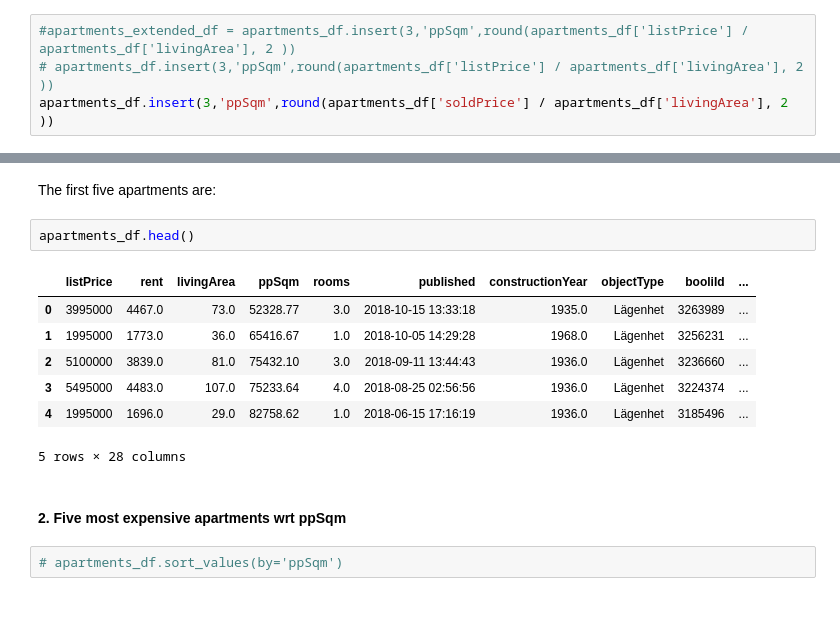
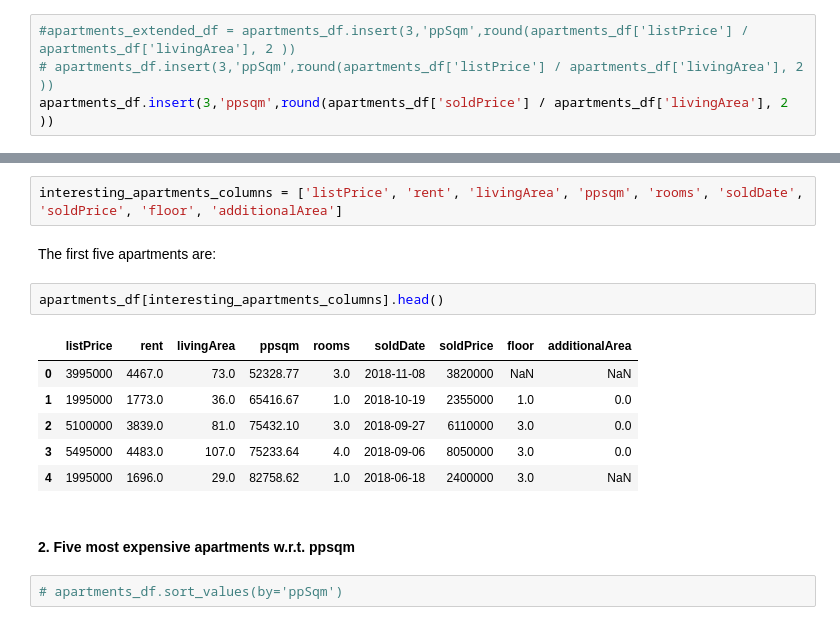
Before and after one commit to totatorbj/su-mt4007, a Jupyter notebook: HW2/HW2.ipynb, the cells around one changed output, grey strips where cells are left out. Cells and saved outputs as stored; diff of their text form.

```diff
--- a/HW2/HW2.ipynb
+++ b/HW2/HW2.ipynb
@@ -63,4 +63,4 @@ The new variable, ppSqm, is computed and placed as the fourth column in the data
 # %%
 #apartments_extended_df = apartments_df.insert(3,'ppSqm',round(apartments_df['listPrice'] / apartments_df['livingArea'], 2 ))
 # apartments_df.insert(3,'ppSqm',round(apartments_df['listPrice'] / apartments_df['livingArea'], 2 ))
-apartments_df.insert(3,'ppSqm',round(apartments_df['soldPrice'] / apartments_df['livingArea'], 2 ))
+apartments_df.insert(3,'ppsqm',round(apartments_df['soldPrice'] / apartments_df['livingArea'], 2 ))
@@ -67,18 +69,19 @@ apartments_df.insert(3,'ppSqm',round(apartments_df['soldPrice'] / apartments_df[
+# %%
+interesting_apartments_columns = ['listPrice', 'rent', 'livingArea', 'ppsqm', 'rooms', 'soldDate', 'soldPrice', 'floor', 'additionalArea']
 # %% [markdown]
 The first five apartments are:
 # %%
-apartments_df.head()
+apartments_df[interesting_apartments_columns].head()
 # %% [output]
-|  | listPrice | rent | livingArea | ppSqm | rooms | published | constructionYear | objectType | booliId | ... |
-| 0 | 3995000 | 4467.0 | 73.0 | 52328.77 | 3.0 | 2018-10-15 13:33:18 | 1935.0 | Lägenhet | 3263989 | ... |
-| 1 | 1995000 | 1773.0 | 36.0 | 65416.67 | 1.0 | 2018-10-05 14:29:28 | 1968.0 | Lägenhet | 3256231 | ... |
-| 2 | 5100000 | 3839.0 | 81.0 | 75432.10 | 3.0 | 2018-09-11 13:44:43 | 1936.0 | Lägenhet | 3236660 | ... |
-| 3 | 5495000 | 4483.0 | 107.0 | 75233.64 | 4.0 | 2018-08-25 02:56:56 | 1936.0 | Lägenhet | 3224374 | ... |
-| 4 | 1995000 | 1696.0 | 29.0 | 82758.62 | 1.0 | 2018-06-15 17:16:19 | 1936.0 | Lägenhet | 3185496 | ... |
+|  | listPrice | rent | livingArea | ppsqm | rooms | soldDate | soldPrice | floor | additionalArea |
+| 0 | 3995000 | 4467.0 | 73.0 | 52328.77 | 3.0 | 2018-11-08 | 3820000 | NaN | NaN |
+| 1 | 1995000 | 1773.0 | 36.0 | 65416.67 | 1.0 | 2018-10-19 | 2355000 | 1.0 | 0.0 |
+| 2 | 5100000 | 3839.0 | 81.0 | 75432.10 | 3.0 | 2018-09-27 | 6110000 | 3.0 | 0.0 |
+| 3 | 5495000 | 4483.0 | 107.0 | 75233.64 | 4.0 | 2018-09-06 | 8050000 | 3.0 | 0.0 |
+| 4 | 1995000 | 1696.0 | 29.0 | 82758.62 | 1.0 | 2018-06-18 | 2400000 | 3.0 | NaN |
-5 rows × 28 columns
-# %% [markdown]
-
-#### 2. Five most expensive apartments wrt ppSqm
+# %% [markdown]
+
+#### 2. Five most expensive apartments w.r.t. ppsqm
 # %%
 # apartments_df.sort_values(by='ppSqm')
 # %% [markdown]
```
Also changed, not shown: parts of 131 cells of this notebook.
